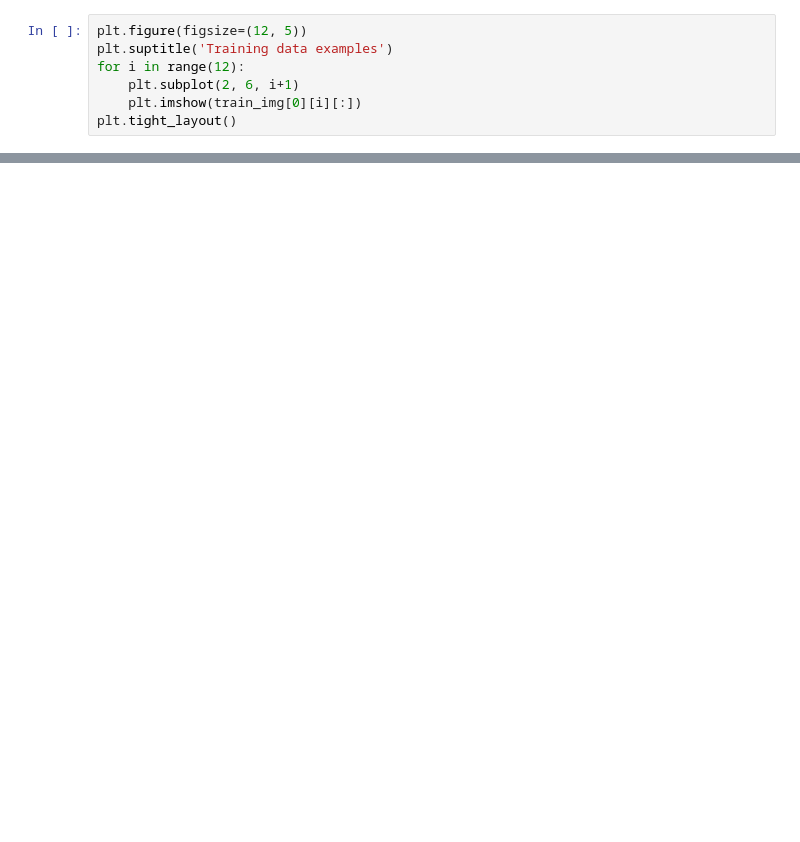
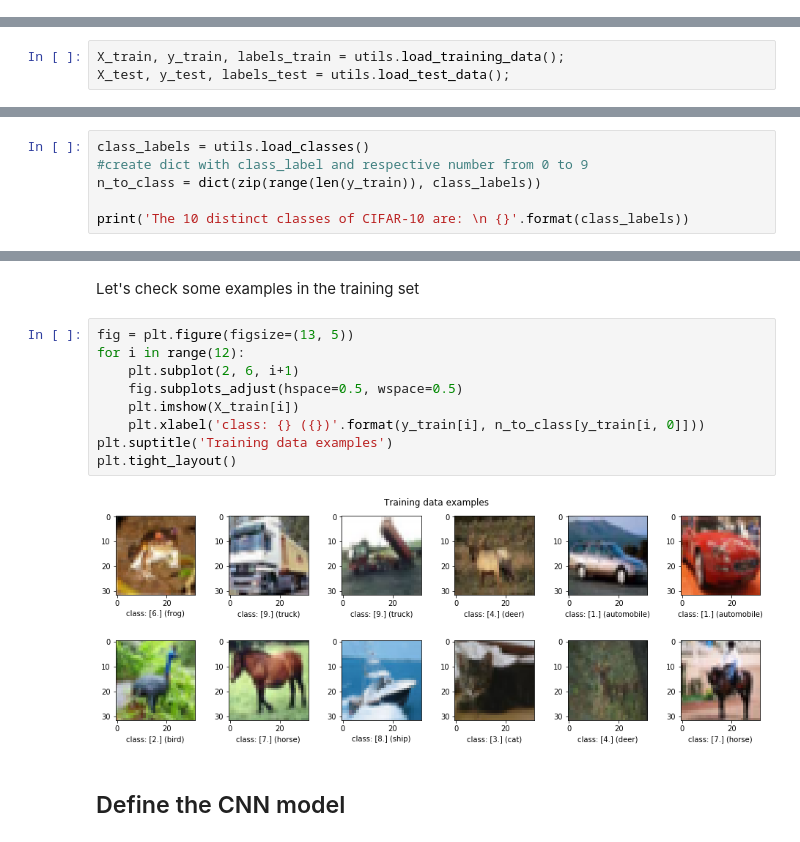
Before and after one commit to ruidbras/Cifar10-TensorFlow, a Jupyter notebook: Cifar10 Tensorflow.ipynb, the cells around one changed output, grey strips where cells are left out. Saved outputs shown, nothing was run; the diff lists cells and outputs as text; blank space fills up the shorter version.

```diff
--- a/Cifar10 Tensorflow.ipynb
+++ b/Cifar10 Tensorflow.ipynb
@@ -133,7 +0,0 @@ print(train_img[1].shape)
-# %%
-plt.figure(figsize=(12, 5))
-plt.suptitle('Training data examples')
-for i in range(12):
-    plt.subplot(2, 6, i+1)
-    plt.imshow(train_img[0][i][:])
-plt.tight_layout()
@@ -141,0 +106,3 @@ plt.tight_layout()
+# %%
+X_train, y_train, labels_train = utils.load_training_data();
+X_test, y_test, labels_test = utils.load_test_data();
@@ -141,0 +132,6 @@ plt.tight_layout()
+# %%
+class_labels = utils.load_classes()
+#create dict with class_label and respective number from 0 to 9
+n_to_class = dict(zip(range(len(y_train)), class_labels))
+
+print('The 10 distinct classes of CIFAR-10 are: \n {}'.format(class_labels))
@@ -141,0 +180,15 @@ plt.tight_layout()
+# %% [markdown]
+Let's check some examples in the training set
+# %%
+fig = plt.figure(figsize=(13, 5))
+for i in range(12):
+    plt.subplot(2, 6, i+1)
+    fig.subplots_adjust(hspace=0.5, wspace=0.5)
+    plt.imshow(X_train[i])
+    plt.xlabel('class: {} ({})'.format(y_train[i], n_to_class[y_train[i, 0]]))
+plt.suptitle('Training data examples')
+plt.tight_layout()
+# %% [output]
+[figure, added]
+# %% [markdown]
+## Define the CNN model
```
Also changed, not shown: parts of 45 cells of this notebook, 2 other files.
